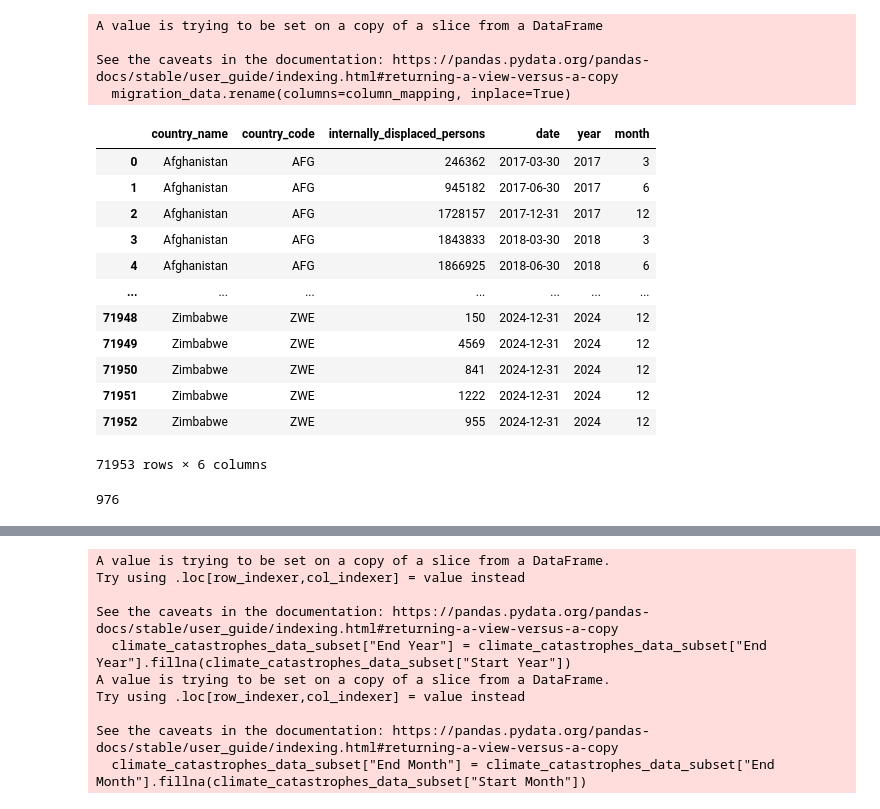
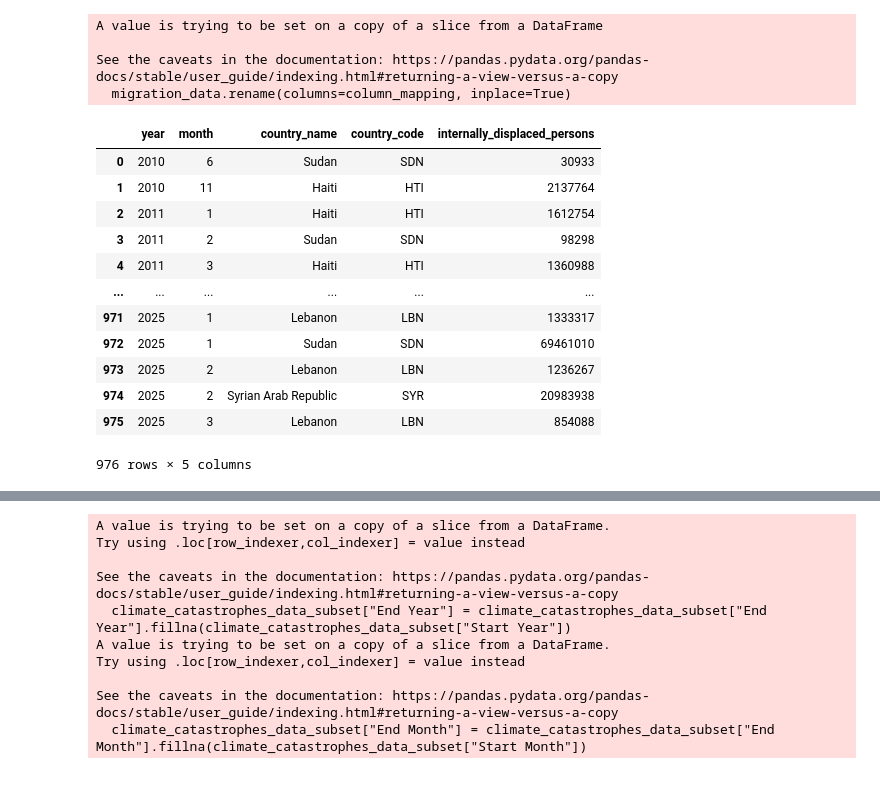
Before and after one commit to emijlop/climate-migration-project, a Jupyter notebook: 001_merge_data.ipynb, the cells around one changed output, grey strips where cells are left out. Saved outputs shown, nothing was run; the diff lists cells and outputs as text; code cells hidden in the pictures.

```diff
--- a/001_merge_data.ipynb
+++ b/001_merge_data.ipynb
@@ -68,20 +94,4 @@ A value is trying to be set on a copy of a slice from a DataFrame
 
 See the caveats in the documentation: https://pandas.pydata.org/pandas-docs/stable/user_guide/indexing.html#returning-a-view-versus-a-copy
   migration_data.rename(columns=column_mapping, inplace=True)
-# %%
-migration_data
-# %% [output]
-|  | country_name | country_code | internally_displaced_persons | date | year | month |
-| 0 | Afghanistan | AFG | 246362 | 2017-03-30 | 2017 | 3 |
-| 1 | Afghanistan | AFG | 945182 | 2017-06-30 | 2017 | 6 |
-| 2 | Afghanistan | AFG | 1728157 | 2017-12-31 | 2017 | 12 |
-| 3 | Afghanistan | AFG | 1843833 | 2018-03-30 | 2018 | 3 |
-| 4 | Afghanistan | AFG | 1866925 | 2018-06-30 | 2018 | 6 |
-| ... | ... | ... | ... | ... | ... | ... |
-| 71948 | Zimbabwe | ZWE | 150 | 2024-12-31 | 2024 | 12 |
-| 71949 | Zimbabwe | ZWE | 4569 | 2024-12-31 | 2024 | 12 |
-| 71950 | Zimbabwe | ZWE | 841 | 2024-12-31 | 2024 | 12 |
-| 71951 | Zimbabwe | ZWE | 1222 | 2024-12-31 | 2024 | 12 |
-| 71952 | Zimbabwe | ZWE | 955 | 2024-12-31 | 2024 | 12 |
-71953 rows × 6 columns
 # %%
@@ -89,4 +99,16 @@ total_idps_per_month = migration_data[['year', 'month', 'country_name', 'interna
-# %%
-len(total_idps_per_month) #still very low number. maybe increase countries?
-# %% [output]
-976
+# %%
+total_idps_per_month #explore na later
+# %% [output]
+|  | year | month | country_name | country_code | internally_displaced_persons |
+| 0 | 2010 | 6 | Sudan | SDN | 30933 |
+| 1 | 2010 | 11 | Haiti | HTI | 2137764 |
+| 2 | 2011 | 1 | Haiti | HTI | 1612754 |
+| 3 | 2011 | 2 | Sudan | SDN | 98298 |
+| 4 | 2011 | 3 | Haiti | HTI | 1360988 |
+| ... | ... | ... | ... | ... | ... |
+| 971 | 2025 | 1 | Lebanon | LBN | 1333317 |
+| 972 | 2025 | 1 | Sudan | SDN | 69461010 |
+| 973 | 2025 | 2 | Lebanon | LBN | 1236267 |
+| 974 | 2025 | 2 | Syrian Arab Republic | SYR | 20983938 |
+| 975 | 2025 | 3 | Lebanon | LBN | 854088 |
+976 rows × 5 columns
```
Also changed, not shown: parts of 21 cells of this notebook, 2 other files.
